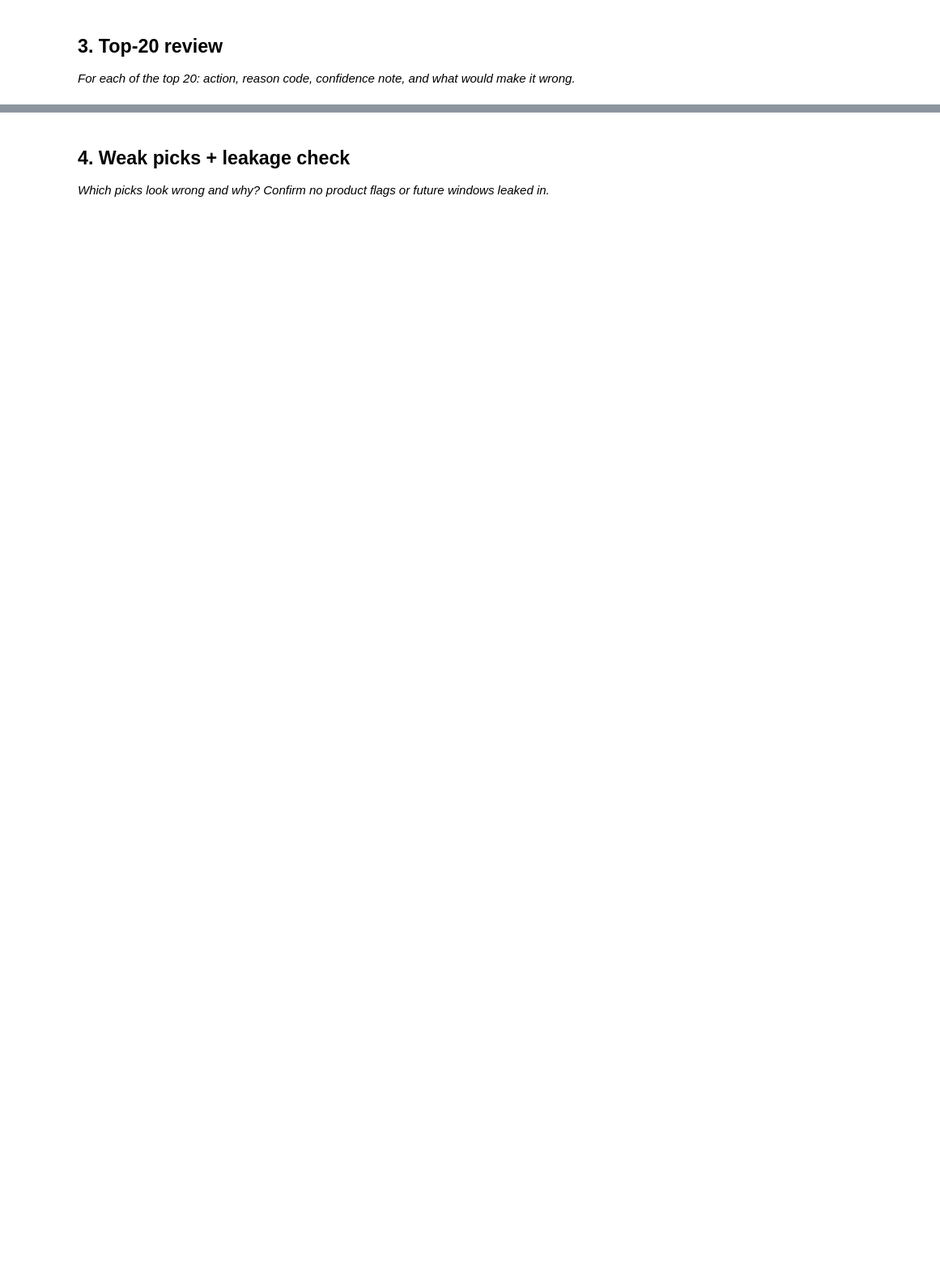
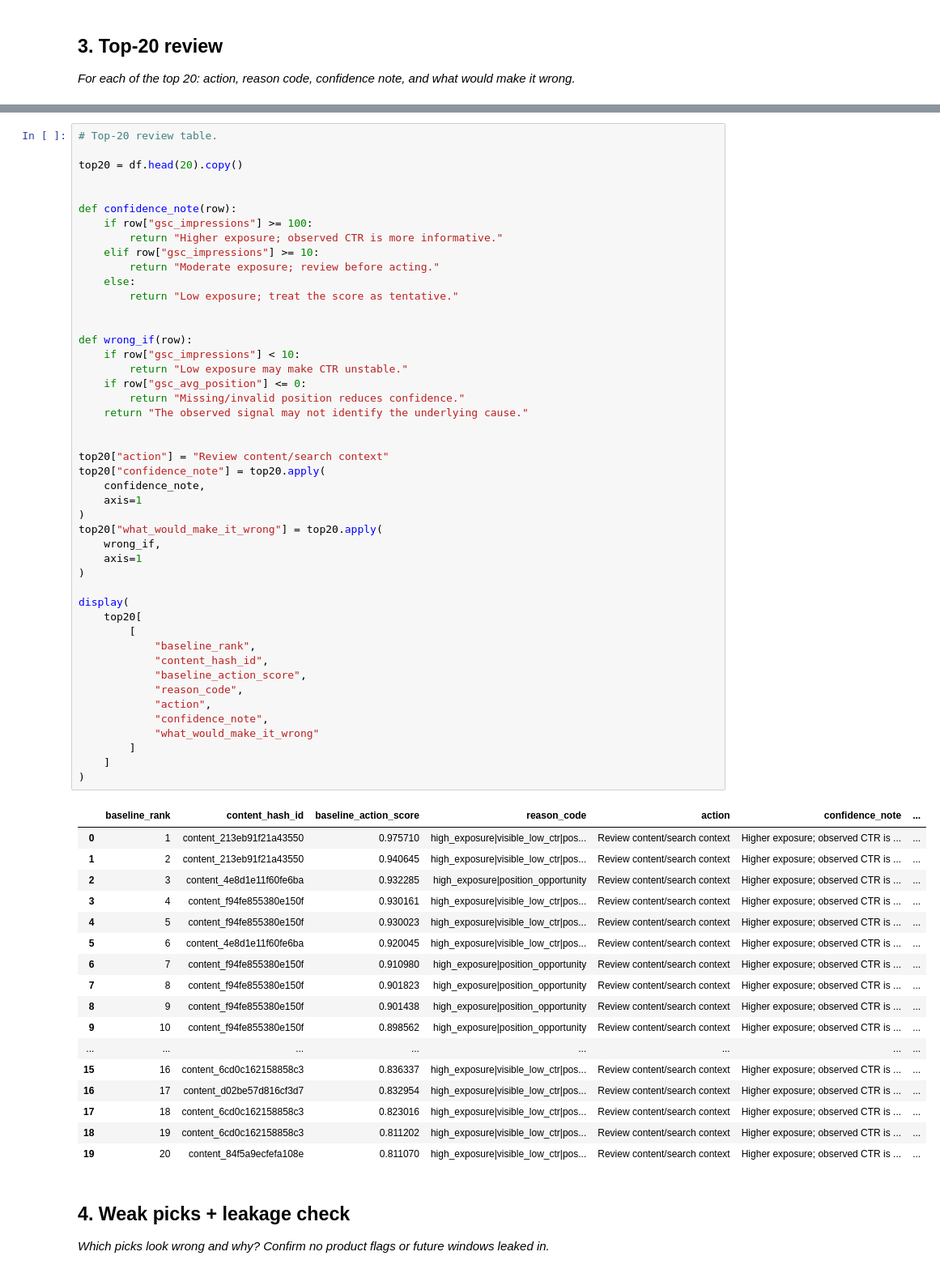
Before and after one commit to Mohd-Abdul-Muqeet/FlyRank-AI, a Jupyter notebook: work/notebooks/w04_baseline_score.ipynb, the cells around one changed output, grey strips where cells are left out. Shown at 81% size. Drawn from its saved outputs; the diff is of its cells as text; blank space fills up the shorter version.

```diff
--- a/work/notebooks/w04_baseline_score.ipynb
+++ b/work/notebooks/w04_baseline_score.ipynb
@@ -30,3 +213,67 @@ This skeleton is yours to fill. Work the sections **in order** — each one has
+# %%
+# Top-20 review table.
+
+top20 = df.head(20).copy()
+
+
+def confidence_note(row):
+    if row["gsc_impressions"] >= 100:
+        return "Higher exposure; observed CTR is more informative."
+    elif row["gsc_impressions"] >= 10:
+        return "Moderate exposure; review before acting."
+    else:
+        return "Low exposure; treat the score as tentative."
+
+
+def wrong_if(row):
+    if row["gsc_impressions"] < 10:
+        return "Low exposure may make CTR unstable."
+    if row["gsc_avg_position"] <= 0:
+        return "Missing/invalid position reduces confidence."
+    return "The observed signal may not identify the underlying cause."
+
+
+top20["action"] = "Review content/search context"
+top20["confidence_note"] = top20.apply(
+    confidence_note,
+    axis=1
+)
+top20["what_would_make_it_wrong"] = top20.apply(
+    wrong_if,
+    axis=1
+)
+
+display(
+    top20[
+        [
+            "baseline_rank",
+            "content_hash_id",
+            "baseline_action_score",
+            "reason_code",
+            "action",
+            "confidence_note",
+            "what_would_make_it_wrong"
+        ]
+    ]
+)
+# %% [output]
+|  | baseline_rank | content_hash_id | baseline_action_score | reason_code | action | confidence_note | ... |
+| 0 | 1 | content_213eb91f21a43550 | 0.975710 | high_exposure|visible_low_ctr|pos... | Review content/search context | Higher exposure; observed CTR is ... | ... |
+| 1 | 2 | content_213eb91f21a43550 | 0.940645 | high_exposure|visible_low_ctr|pos... | Review content/search context | Higher exposure; observed CTR is ... | ... |
+| 2 | 3 | content_4e8d1e11f60fe6ba | 0.932285 | high_exposure|position_opportunity | Review content/search context | Higher exposure; observed CTR is ... | ... |
+| 3 | 4 | content_f94fe855380e150f | 0.930161 | high_exposure|visible_low_ctr|pos... | Review content/search context | Higher exposure; observed CTR is ... | ... |
+| 4 | 5 | content_f94fe855380e150f | 0.930023 | high_exposure|visible_low_ctr|pos... | Review content/search context | Higher exposure; observed CTR is ... | ... |
+| 5 | 6 | content_4e8d1e11f60fe6ba | 0.920045 | high_exposure|visible_low_ctr|pos... | Review content/search context | Higher exposure; observed CTR is ... | ... |
+| 6 | 7 | content_f94fe855380e150f | 0.910980 | high_exposure|position_opportunity | Review content/search context | Higher exposure; observed CTR is ... | ... |
+| 7 | 8 | content_f94fe855380e150f | 0.901823 | high_exposure|position_opportunity | Review content/search context | Higher exposure; observed CTR is ... | ... |
+| 8 | 9 | content_f94fe855380e150f | 0.901438 | high_exposure|position_opportunity | Review content/search context | Higher exposure; observed CTR is ... | ... |
+| 9 | 10 | content_f94fe855380e150f | 0.898562 | high_exposure|position_opportunity | Review content/search context | Higher exposure; observed CTR is ... | ... |
+| ... | ... | ... | ... | ... | ... | ... | ... |
+| 15 | 16 | content_6cd0c162158858c3 | 0.836337 | high_exposure|visible_low_ctr|pos... | Review content/search context | Higher exposure; observed CTR is ... | ... |
+| 16 | 17 | content_d02be57d816cf3d7 | 0.832954 | high_exposure|visible_low_ctr|pos... | Review content/search context | Higher exposure; observed CTR is ... | ... |
+| 17 | 18 | content_6cd0c162158858c3 | 0.823016 | high_exposure|visible_low_ctr|pos... | Review content/search context | Higher exposure; observed CTR is ... | ... |
+| 18 | 19 | content_6cd0c162158858c3 | 0.811202 | high_exposure|visible_low_ctr|pos... | Review content/search context | Higher exposure; observed CTR is ... | ... |
+| 19 | 20 | content_84f5a9ecfefa108e | 0.811070 | high_exposure|visible_low_ctr|pos... | Review content/search context | Higher exposure; observed CTR is ... | ... |
 # %% [markdown]
 ## 4. Weak picks + leakage check
 
```
Also changed, not shown: parts of 9 cells of this notebook.
